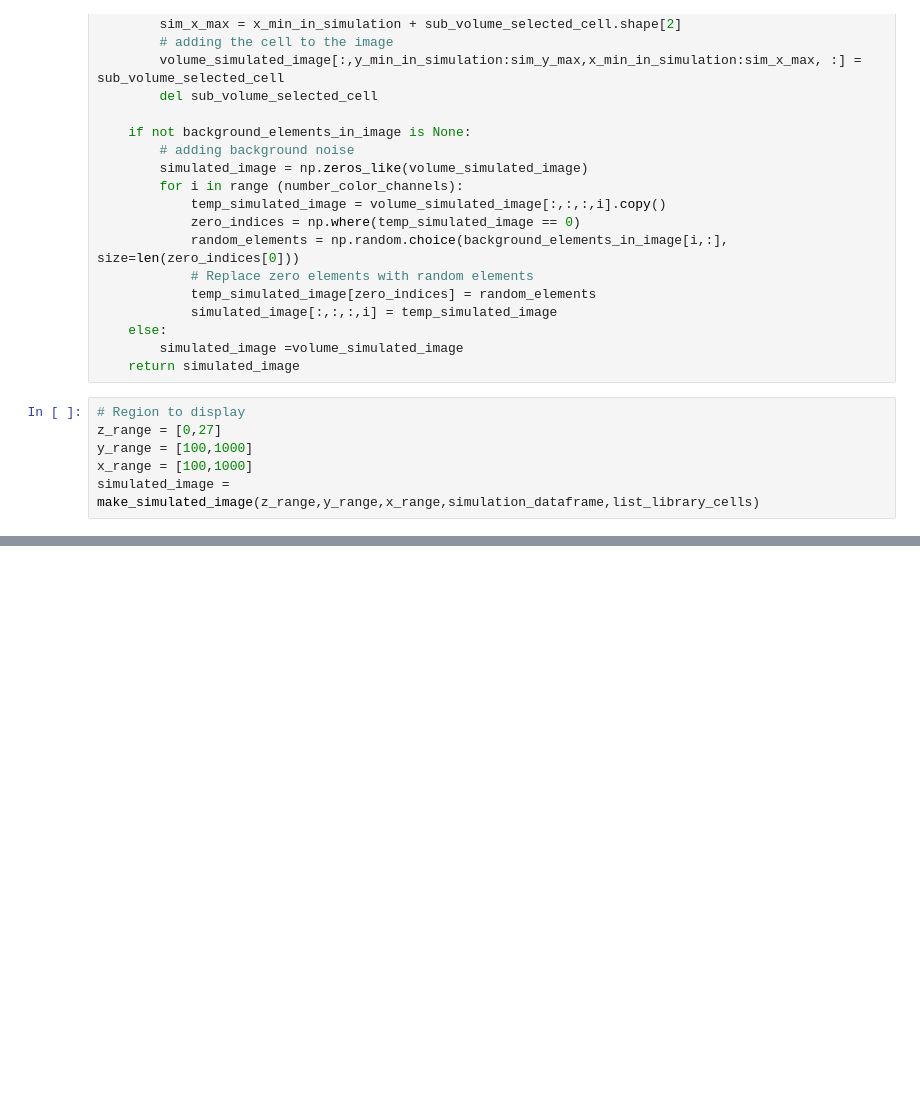
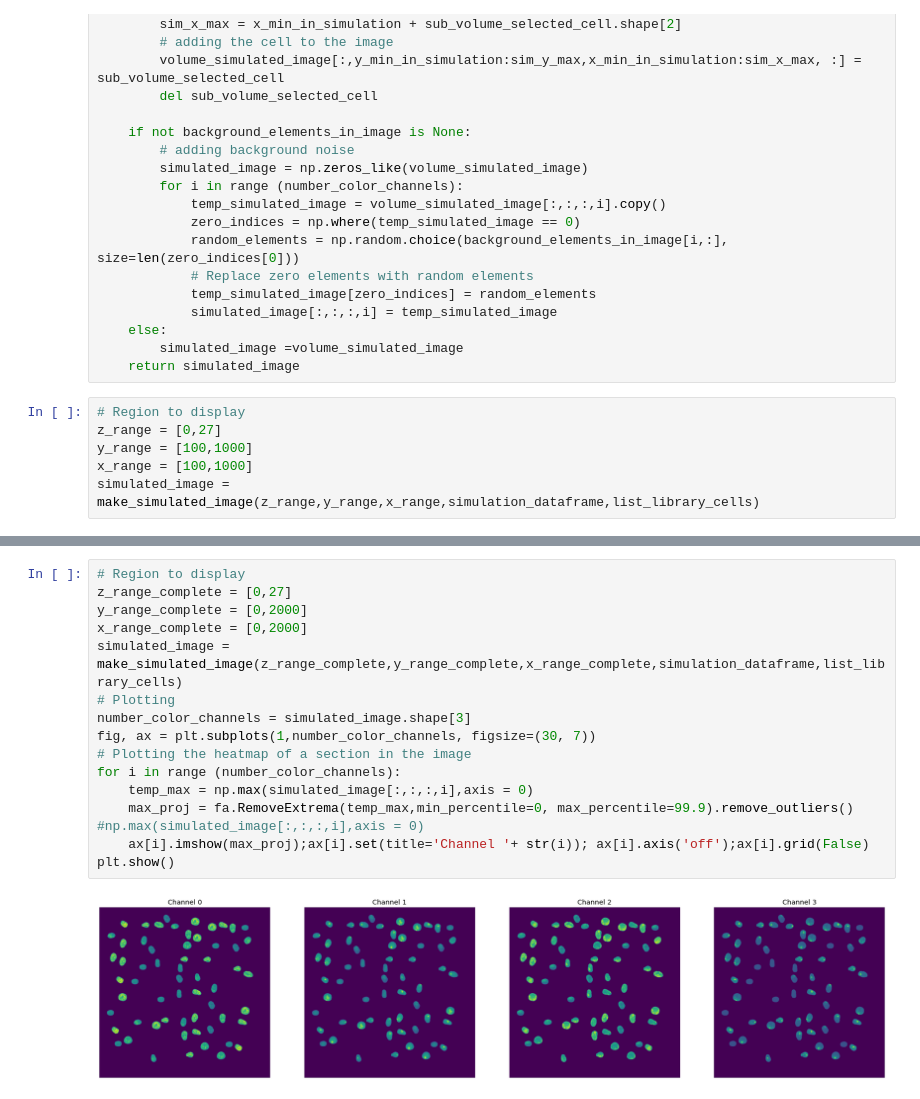
Before and after one commit to MunskyGroup/FISH_Processing, a Jupyter notebook: simulation/FISH_cell_simulation.ipynb, the cells around one changed output, grey strips where cells are left out. Cells and saved outputs as stored; diff of their text form; blank space fills up the shorter version.

```diff
--- a/simulation/FISH_cell_simulation.ipynb
+++ b/simulation/FISH_cell_simulation.ipynb
@@ -352,0 +353,17 @@ plt.show()
+# %%
+# Region to display
+z_range_complete = [0,27]
+y_range_complete = [0,2000]
+x_range_complete = [0,2000]
+simulated_image = make_simulated_image(z_range_complete,y_range_complete,x_range_complete,simulation_dataframe,list_library_cells)
+# Plotting
+number_color_channels = simulated_image.shape[3]
+fig, ax = plt.subplots(1,number_color_channels, figsize=(30, 7))
+# Plotting the heatmap of a section in the image
+for i in range (number_color_channels):
+    temp_max = np.max(simulated_image[:,:,:,i],axis = 0)
+    max_proj = fa.RemoveExtrema(temp_max,min_percentile=0, max_percentile=99.9).remove_outliers()  #np.max(simulated_image[:,:,:,i],axis = 0)
+    ax[i].imshow(max_proj);ax[i].set(title='Channel '+ str(i)); ax[i].axis('off');ax[i].grid(False)
+plt.show()
+# %% [output]
+[figure, added]
```
Also changed, not shown: parts of 3 cells of this notebook, 1 other file.
